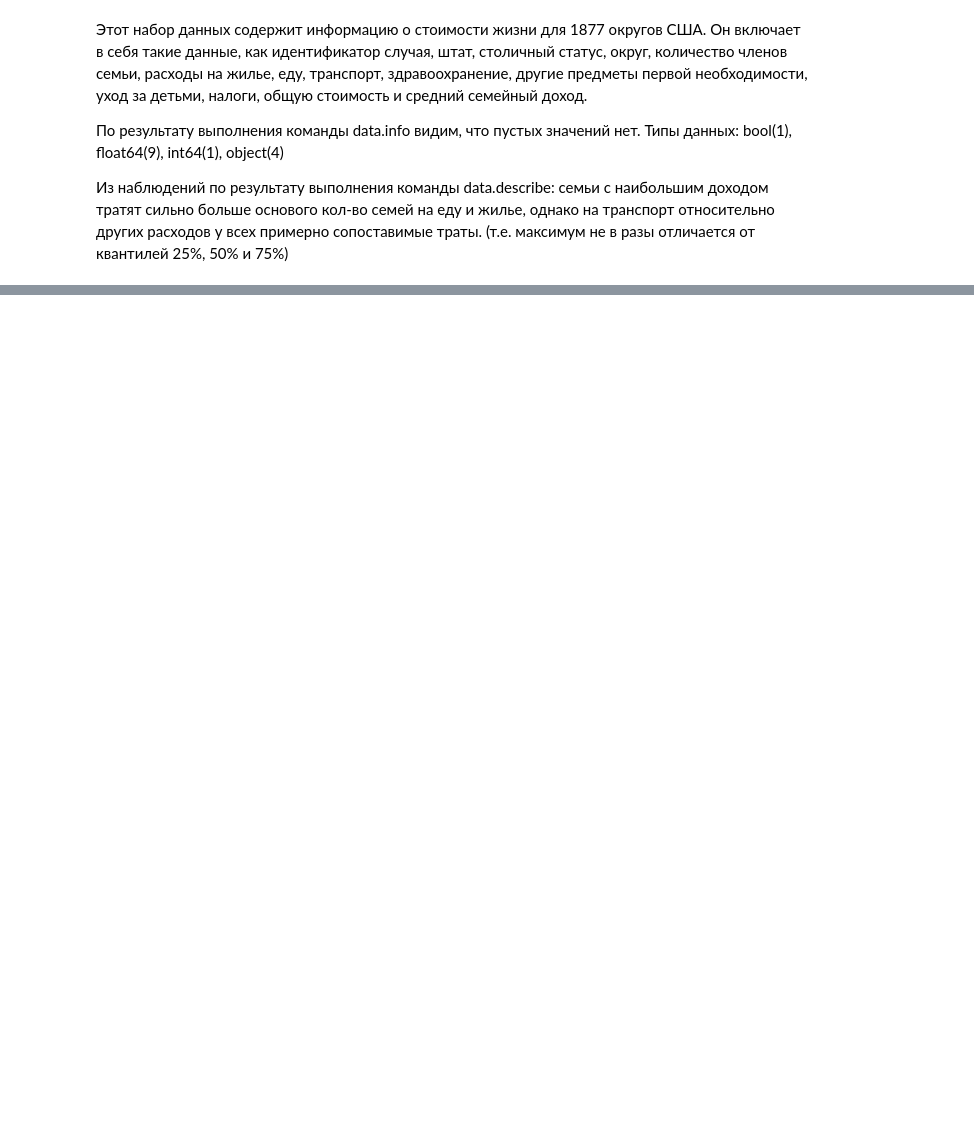
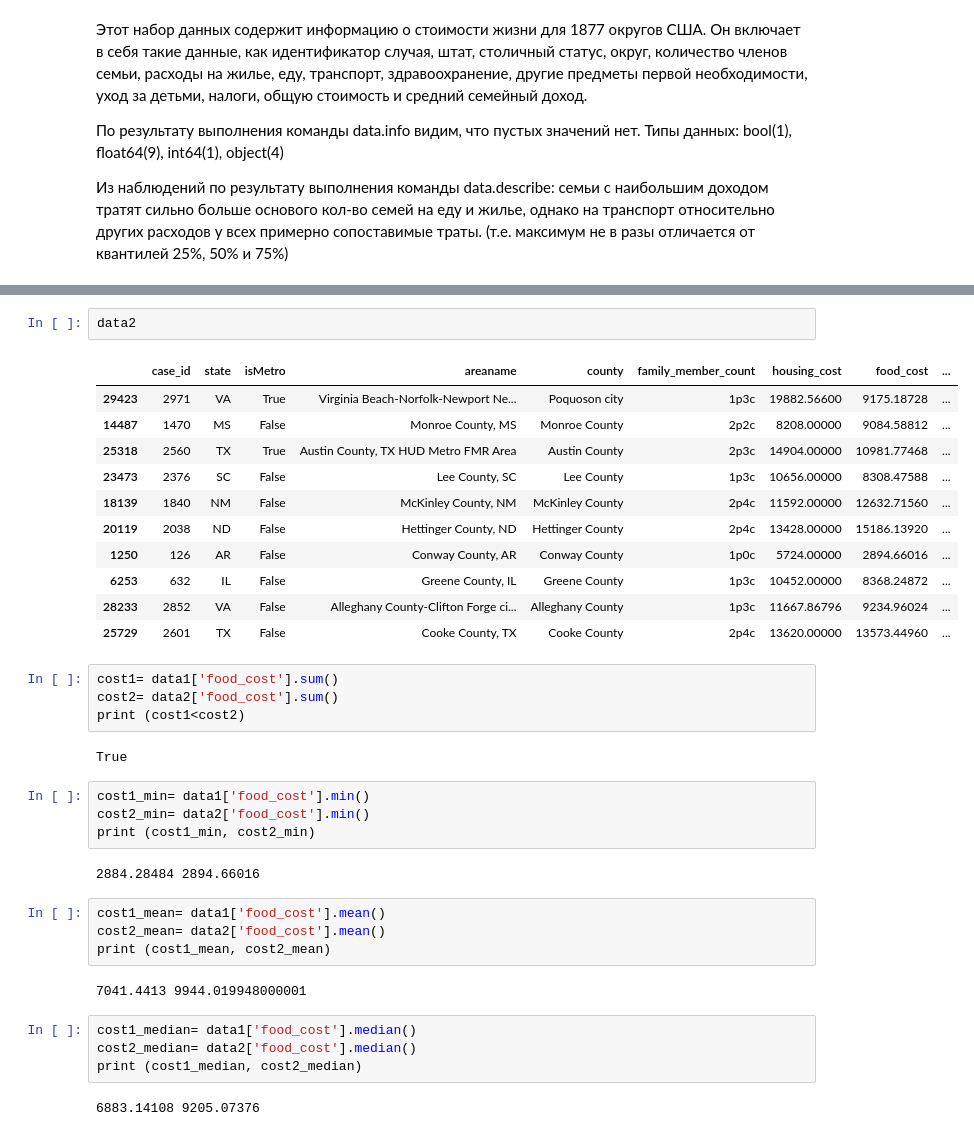
Before and after one commit to kseniasvichkareva/Step, a Jupyter notebook: Untitled2.ipynb, the cells around one changed output, grey strips where cells are left out. Saved outputs shown, nothing was run; the diff lists cells and outputs as text; blank space fills up the shorter version.

```diff
--- a/Untitled2.ipynb
+++ b/Untitled2.ipynb
@@ -179,0 +115,38 @@ chart
+# %%
+data2
+# %% [output]
+|  | case_id | state | isMetro | areaname | county | family_member_count | housing_cost | food_cost | ... |
+| 29423 | 2971 | VA | True | Virginia Beach-Norfolk-Newport Ne... | Poquoson city | 1p3c | 19882.56600 | 9175.18728 | ... |
+| 14487 | 1470 | MS | False | Monroe County, MS | Monroe County | 2p2c | 8208.00000 | 9084.58812 | ... |
+| 25318 | 2560 | TX | True | Austin County, TX HUD Metro FMR Area | Austin County | 2p3c | 14904.00000 | 10981.77468 | ... |
+| 23473 | 2376 | SC | False | Lee County, SC | Lee County | 1p3c | 10656.00000 | 8308.47588 | ... |
+| 18139 | 1840 | NM | False | McKinley County, NM | McKinley County | 2p4c | 11592.00000 | 12632.71560 | ... |
+| 20119 | 2038 | ND | False | Hettinger County, ND | Hettinger County | 2p4c | 13428.00000 | 15186.13920 | ... |
+| 1250 | 126 | AR | False | Conway County, AR | Conway County | 1p0c | 5724.00000 | 2894.66016 | ... |
+| 6253 | 632 | IL | False | Greene County, IL | Greene County | 1p3c | 10452.00000 | 8368.24872 | ... |
+| 28233 | 2852 | VA | False | Alleghany County-Clifton Forge ci... | Alleghany County | 1p3c | 11667.86796 | 9234.96024 | ... |
+| 25729 | 2601 | TX | False | Cooke County, TX | Cooke County | 2p4c | 13620.00000 | 13573.44960 | ... |
+# %%
+cost1= data1['food_cost'].sum()
+cost2= data2['food_cost'].sum()
+print (cost1<cost2)
+# %% [output]
+True
+# %%
+cost1_min= data1['food_cost'].min()
+cost2_min= data2['food_cost'].min()
+print (cost1_min, cost2_min)
+# %% [output]
+2884.28484 2894.66016
+# %%
+cost1_mean= data1['food_cost'].mean()
+cost2_mean= data2['food_cost'].mean()
+print (cost1_mean, cost2_mean)
+# %% [output]
+7041.4413 9944.019948000001
+# %%
+cost1_median= data1['food_cost'].median()
+cost2_median= data2['food_cost'].median()
+print (cost1_median, cost2_median)
+# %% [output]
+6883.14108 9205.07376
```
Also changed, not shown: parts of 13 cells of this notebook.
